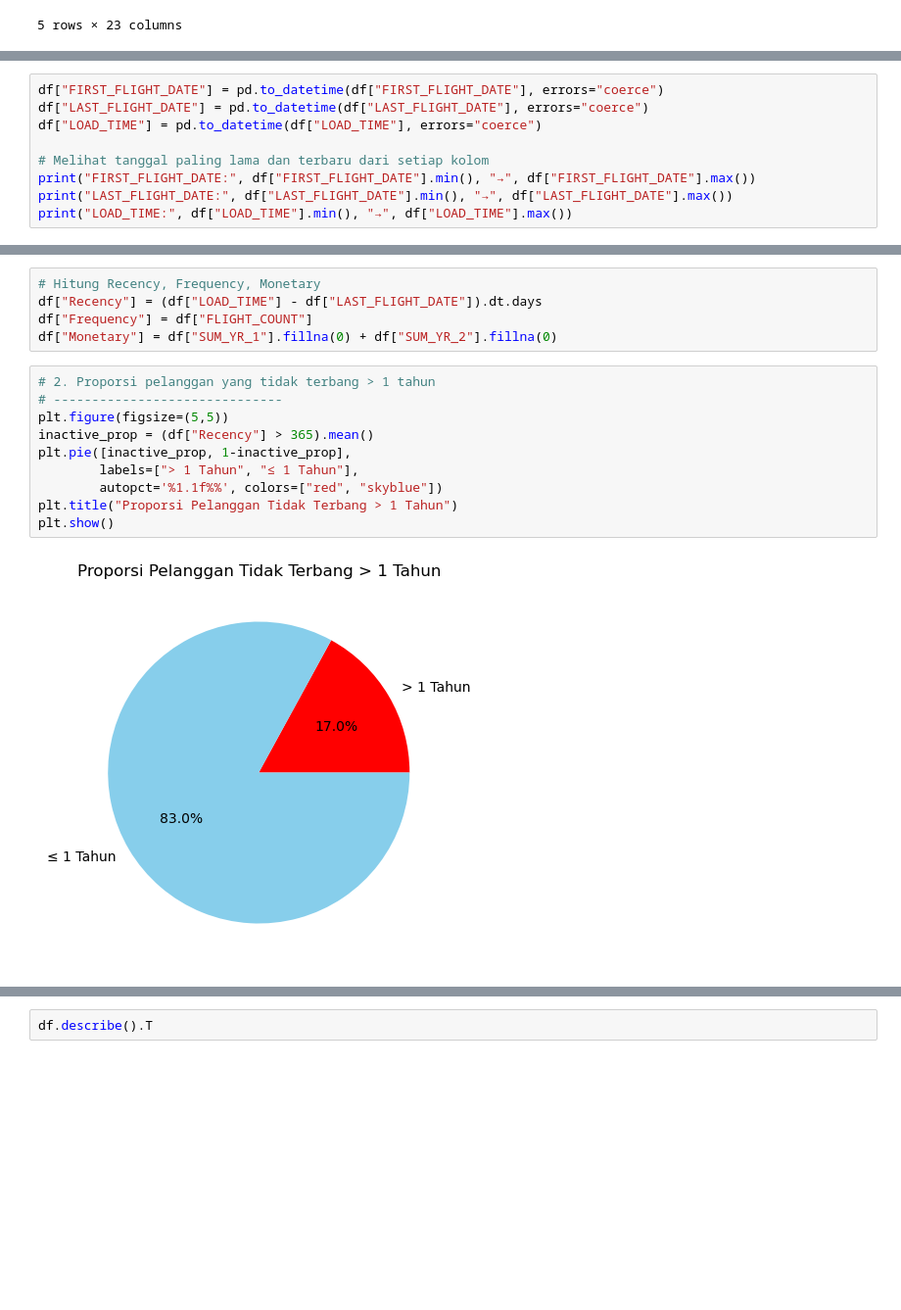
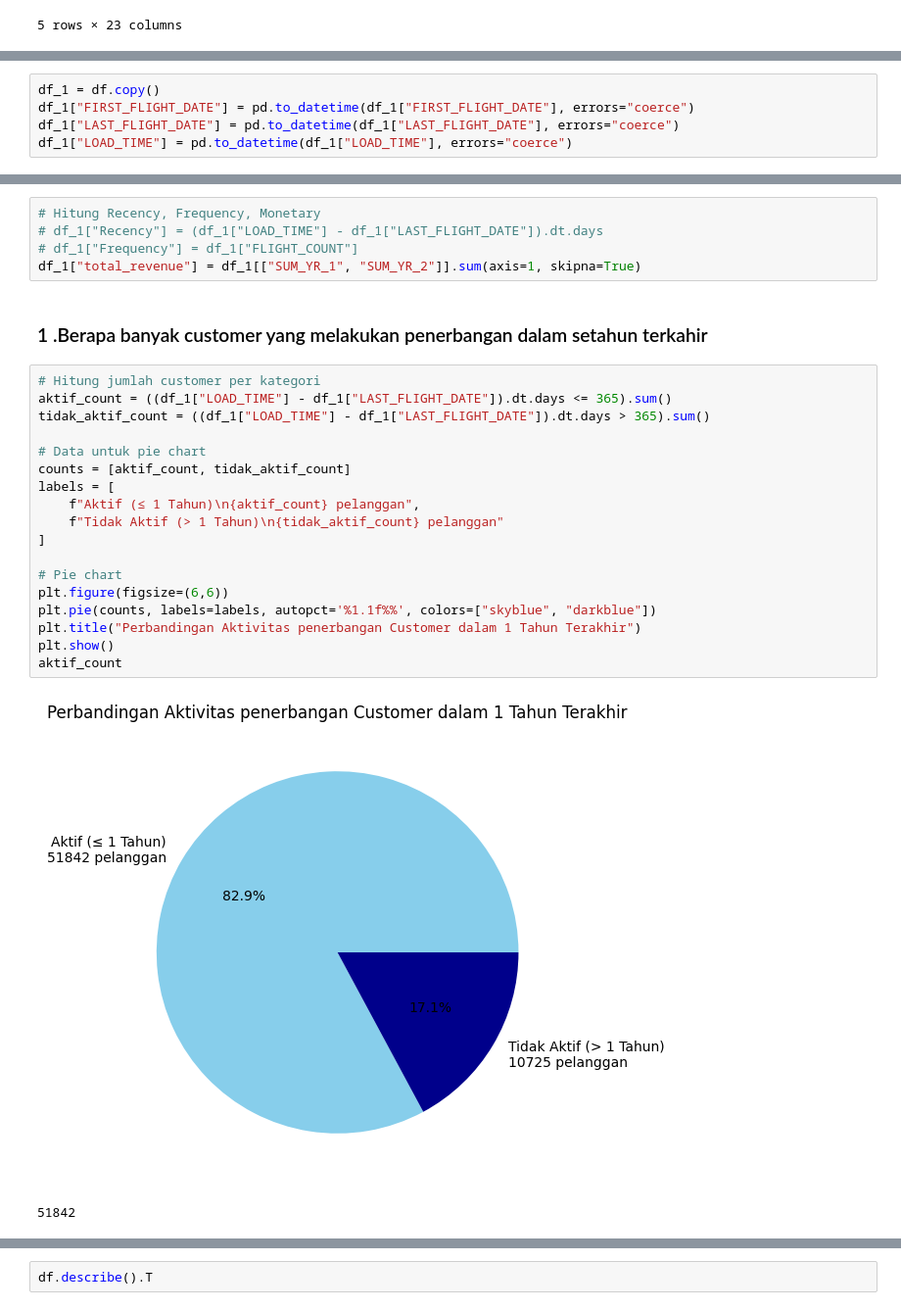
Before and after one commit to agirahmawandi/hw_unsupervised_learning, a Jupyter notebook: Agi_rahmawandi_batch57_Unsupervised_Learning.ipynb, the cells around one changed output, grey strips where cells are left out. Shown at 98% size. Drawn from its saved outputs; the diff is of its cells as text; blank space fills up the shorter version.

```diff
--- a/Agi_rahmawandi_batch57_Unsupervised_Learning.ipynb
+++ b/Agi_rahmawandi_batch57_Unsupervised_Learning.ipynb
@@ -47,11 +47,7 @@ Data columns (total 23 columns):
 dtypes: float64(5), int64(10), object(8)
 memory usage: 11.1+ MB
 # %%
-df["FIRST_FLIGHT_DATE"] = pd.to_datetime(df["FIRST_FLIGHT_DATE"], errors="coerce")
-df["LAST_FLIGHT_DATE"] = pd.to_datetime(df["LAST_FLIGHT_DATE"], errors="coerce")
-df["LOAD_TIME"] = pd.to_datetime(df["LOAD_TIME"], errors="coerce")
-
-# Melihat tanggal paling lama dan terbaru dari setiap kolom
-print("FIRST_FLIGHT_DATE:", df["FIRST_FLIGHT_DATE"].min(), "→", df["FIRST_FLIGHT_DATE"].max())
-print("LAST_FLIGHT_DATE:", df["LAST_FLIGHT_DATE"].min(), "→", df["LAST_FLIGHT_DATE"].max())
-print("LOAD_TIME:", df["LOAD_TIME"].min(), "→", df["LOAD_TIME"].max())
+df_1 = df.copy()
+df_1["FIRST_FLIGHT_DATE"] = pd.to_datetime(df_1["FIRST_FLIGHT_DATE"], errors="coerce")
+df_1["LAST_FLIGHT_DATE"] = pd.to_datetime(df_1["LAST_FLIGHT_DATE"], errors="coerce")
+df_1["LOAD_TIME"] = pd.to_datetime(df_1["LOAD_TIME"], errors="coerce")
@@ -62,17 +54,28 @@ LOAD_TIME: 2014-03-31 00:00:00 → 2014-03-31 00:00:00
 # %%
 # Hitung Recency, Frequency, Monetary
-df["Recency"] = (df["LOAD_TIME"] - df["LAST_FLIGHT_DATE"]).dt.days
-df["Frequency"] = df["FLIGHT_COUNT"]
-df["Monetary"] = df["SUM_YR_1"].fillna(0) + df["SUM_YR_2"].fillna(0)
+# df_1["Recency"] = (df_1["LOAD_TIME"] - df_1["LAST_FLIGHT_DATE"]).dt.days
+# df_1["Frequency"] = df_1["FLIGHT_COUNT"]
+df_1["total_revenue"] = df_1[["SUM_YR_1", "SUM_YR_2"]].sum(axis=1, skipna=True)
+# %% [markdown]
+### 1 .Berapa banyak customer yang melakukan penerbangan dalam setahun terkahir
 # %%
-# 2. Proporsi pelanggan yang tidak terbang > 1 tahun
-# ------------------------------
-plt.figure(figsize=(5,5))
-inactive_prop = (df["Recency"] > 365).mean()
-plt.pie([inactive_prop, 1-inactive_prop],
-        labels=["> 1 Tahun", "≤ 1 Tahun"],
-        autopct='%1.1f%%', colors=["red", "skyblue"])
-plt.title("Proporsi Pelanggan Tidak Terbang > 1 Tahun")
+# Hitung jumlah customer per kategori
+aktif_count = ((df_1["LOAD_TIME"] - df_1["LAST_FLIGHT_DATE"]).dt.days <= 365).sum()
+tidak_aktif_count = ((df_1["LOAD_TIME"] - df_1["LAST_FLIGHT_DATE"]).dt.days > 365).sum()
+
+# Data untuk pie chart
+counts = [aktif_count, tidak_aktif_count]
+labels = [
+    f"Aktif (≤ 1 Tahun)\n{aktif_count} pelanggan",
+    f"Tidak Aktif (> 1 Tahun)\n{tidak_aktif_count} pelanggan"
+]
+
+# Pie chart
+plt.figure(figsize=(6,6))
+plt.pie(counts, labels=labels, autopct='%1.1f%%', colors=["skyblue", "darkblue"])
+plt.title("Perbandingan Aktivitas penerbangan Customer dalam 1 Tahun Terakhir")
 plt.show()
+aktif_count
 # %% [output]
-[figure, old version]
+[figure, new version]
+51842
```
Also changed, not shown: parts of 49 cells of this notebook, 1 other file.
